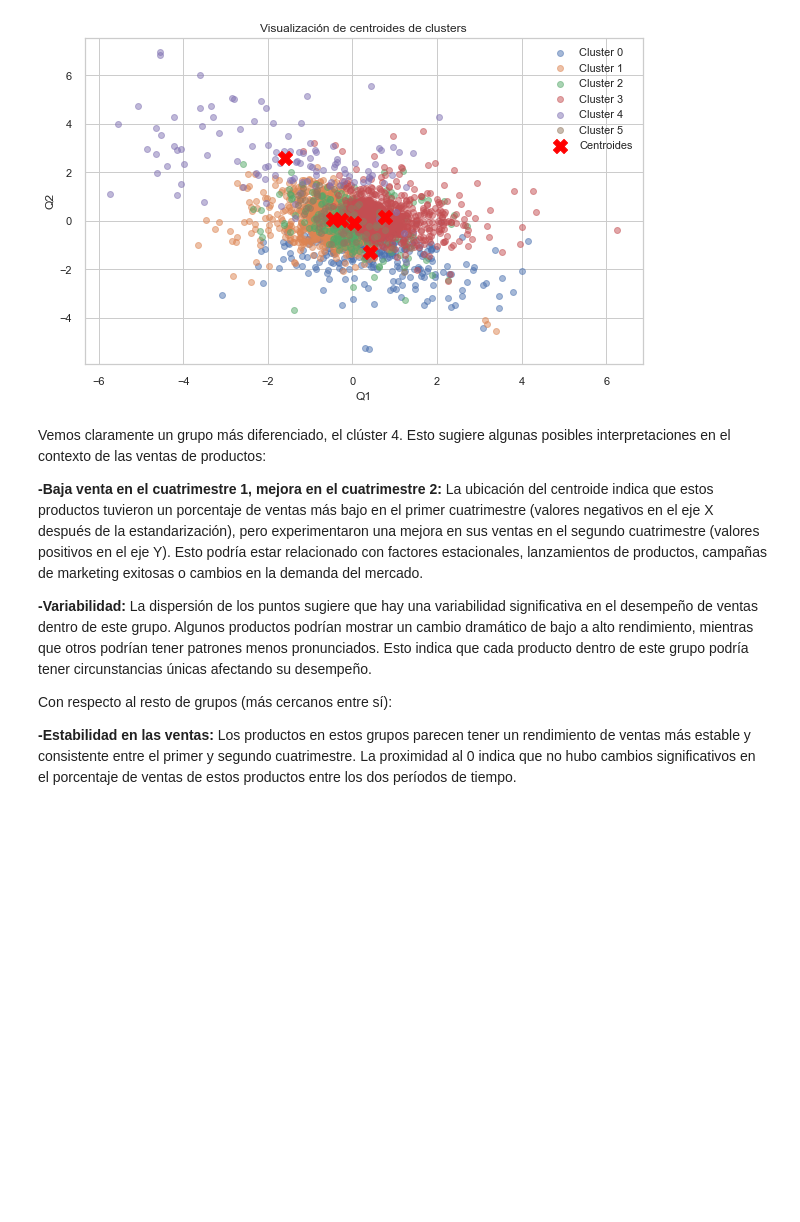
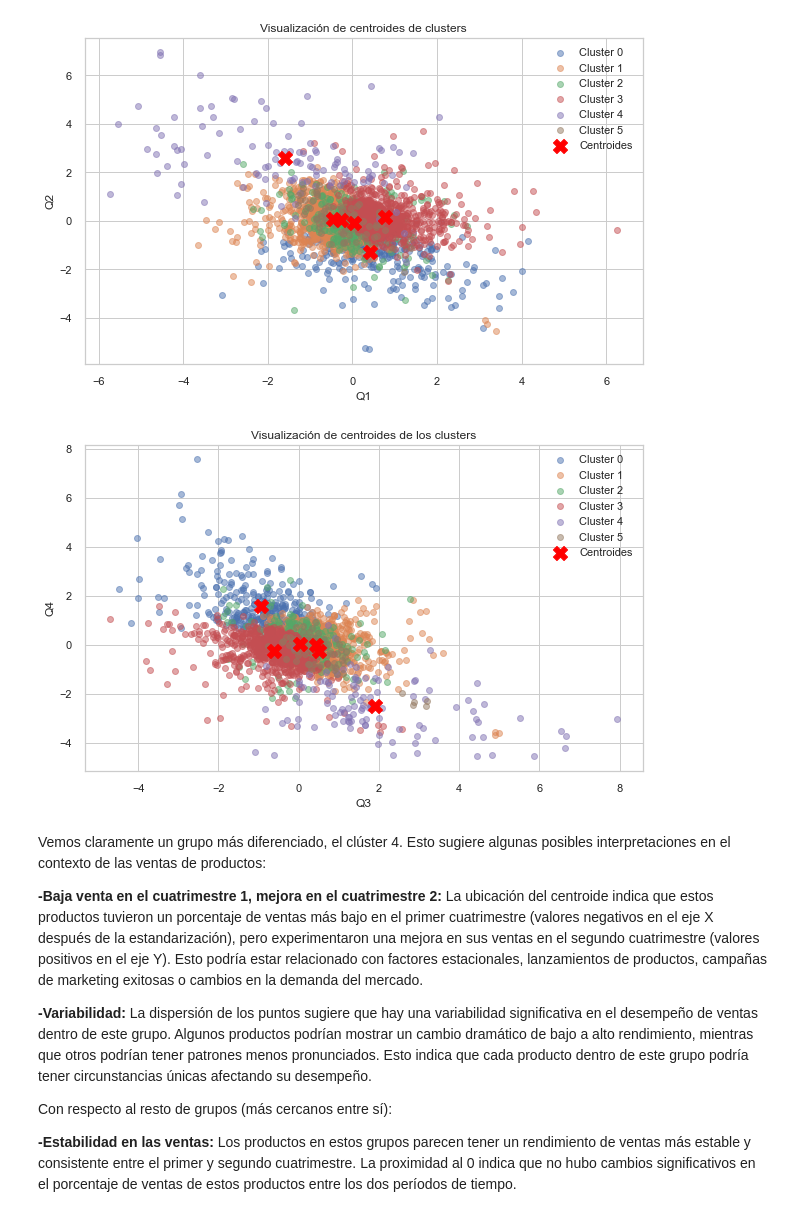
Before and after one commit to alitermat/capstone_retail_TFM, a Jupyter notebook: notebooks/Clustering_producto.ipynb, the cells around one changed output. Saved outputs shown, nothing was run; the diff lists cells and outputs as text; code cells hidden in the pictures; blank space fills up the shorter version.

Commit message:
centroids plot

```diff
--- a/notebooks/Clustering_producto.ipynb
+++ b/notebooks/Clustering_producto.ipynb
@@ -466,10 +468,19 @@ plt.figure(figsize=(10, 6))
 # Graficamos los puntos de datos de las variables Q1 y Q2
 # Aquí asignamos una etiqueta a cada cluster para la leyenda
 for i in range(kmeans.n_clusters):
-    plt.scatter(df_cluster_product_ss.iloc[labels == i, 0], df_cluster_product_ss.iloc[labels == i, 1], label=f'Cluster {i}', cmap='viridis', marker='o', alpha=0.5)
+    plt.scatter(df_cluster_product_ss.iloc[labels == i, 0],
+                df_cluster_product_ss.iloc[labels == i, 1],
+                label=f'Cluster {i}',
+                cmap='viridis',
+                marker='o',
+                alpha=0.5)
 
 # Graficamos los centroides
-plt.scatter(centroids[:, 0], centroids[:, 1], c='red', marker='X', s=200, label='Centroides')
+plt.scatter(centroids[:, 0],
+            centroids[:, 1],
+            c='red', marker='X',
+            s=200,
+            label='Centroides')
 
 plt.title('Visualización de centroides de los clusters')
 plt.xlabel(df_cluster_product_ss.columns[0])
@@ -482,6 +493,47 @@ plt.legend()
 plt.show()
 # %% [output]
 [figure]
+# %%
+# Obtenemos las coordenadas de los centroides y las etiquetas de cluster
+centroids = kmeans.cluster_centers_
+labels = kmeans.labels_
+
+# Ahora, graficamos los puntos de datos y los centroides
+plt.figure(figsize=(10, 6))
+
+# Graficamos los puntos de datos de las variables Q3 y Q4
+# Aquí asignamos una etiqueta a cada cluster para la leyenda
+for i in range(kmeans.n_clusters):
+    plt.scatter(
+        df_cluster_product_ss.iloc[labels == i, 2],
+        df_cluster_product_ss.iloc[labels == i, 3],
+        label=f'Cluster {i}',
+        cmap='viridis',
+        marker='o',
+        alpha=0.5
+    )
+
+# Graficamos los centroides
+plt.scatter(
+    centroids[:, 2],
+    centroids[:, 3],
+    c='red',
+    marker='X',
+    s=200,
+    label='Centroides'
+)
+
+plt.title('Visualización de centroides de los clusters')
+plt.xlabel(df_cluster_product_ss.columns[2])
+plt.ylabel(df_cluster_product_ss.columns[3])
+
+# Agregamos la leyenda al gráfico
+plt.legend()
+
+# Mostramos el gráfico
+plt.show()
+# %% [output]
+[figure, added]
 # %% [markdown]
 Vemos claramente un grupo más diferenciado, el clúster 4. Esto sugiere algunas posibles interpretaciones en el contexto de las ventas de productos:
 
```
Also changed, not shown: parts of 3 cells of this notebook.
